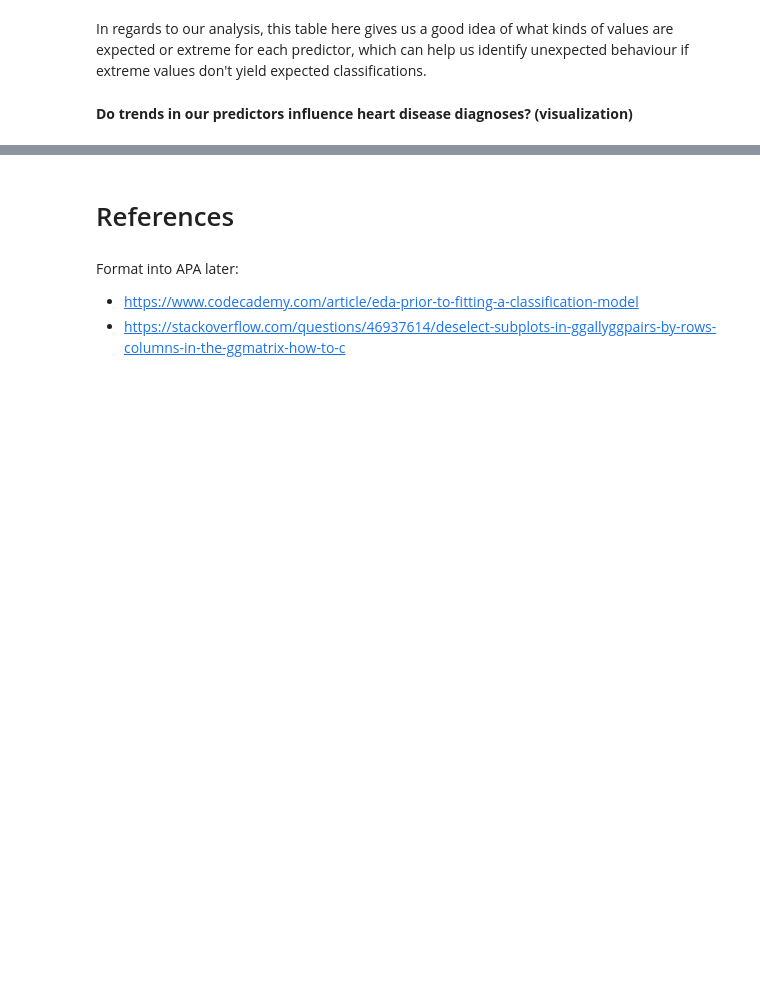
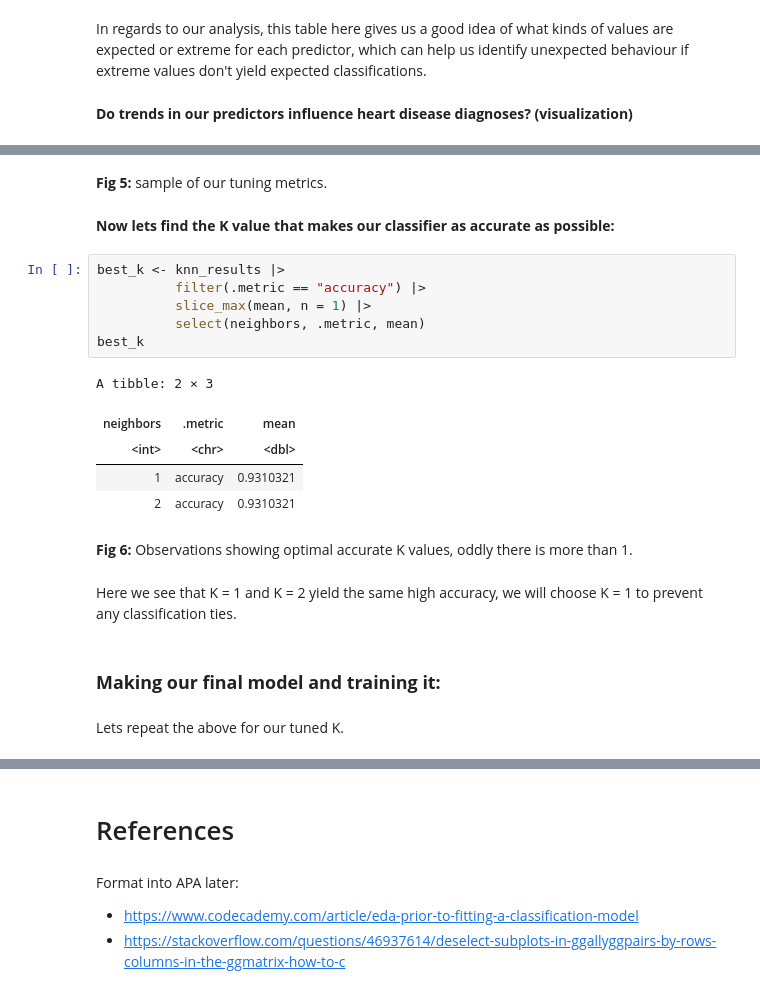
Before and after one commit to dislasriv/Heart-Disease-Data-Analysis, a Jupyter notebook: ProjectReport.ipynb, the cells around one changed output, grey strips where cells are left out. Cells and saved outputs as stored; diff of their text form; blank space fills up the shorter version.

```diff
--- a/ProjectReport.ipynb
+++ b/ProjectReport.ipynb
@@ -125,0 +184,24 @@ From the two observations we have made above, we can begin to establish patterns
+# %% [markdown]
+**Fig 5:** sample of our tuning metrics.
+# %% [markdown]
+**Now lets find the K value that makes our classifier as accurate as possible:**
+# %%
+best_k <- knn_results |>
+          filter(.metric == "accuracy") |>
+          slice_max(mean, n = 1) |>
+          select(neighbors, .metric, mean)
+best_k
+# %% [output]
+A tibble: 2 × 3
+| neighbors | .metric | mean |
+| <int> | <chr> | <dbl> |
+| 1 | accuracy | 0.9310321 |
+| 2 | accuracy | 0.9310321 |
+# %% [markdown]
+**Fig 6:** Observations showing optimal accurate K values, oddly there is more than 1.
+# %% [markdown]
+Here we see that K = 1 and K = 2 yield the same high accuracy, we will choose K = 1 to prevent any classification ties.
+# %% [markdown]
+### **Making our final model and training it:**
+# %% [markdown]
+Lets repeat the above for our tuned K.
```
Also changed, not shown: parts of 25 cells of this notebook.
